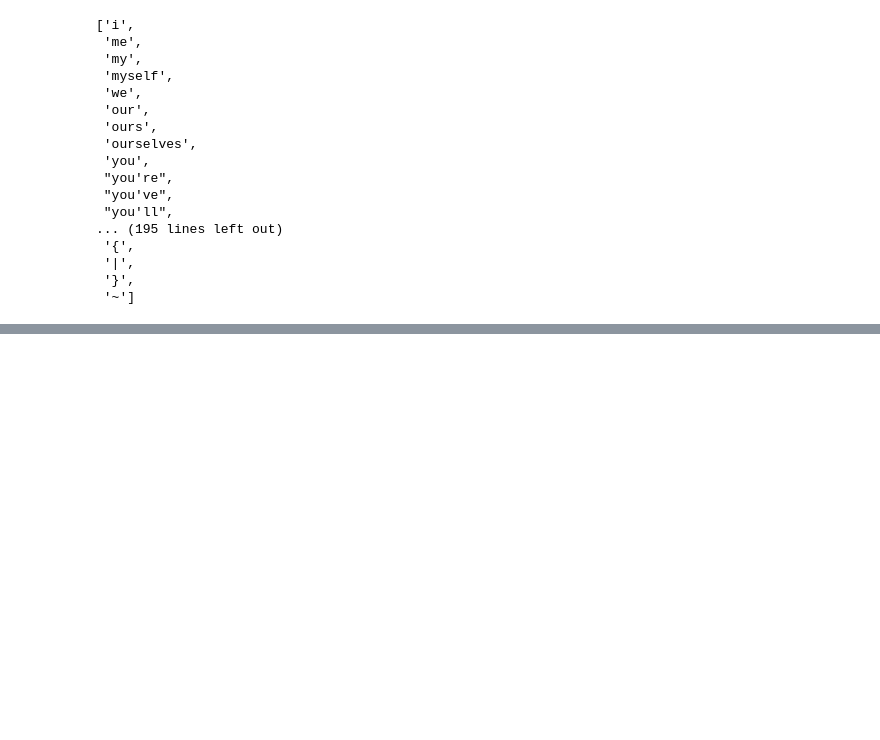
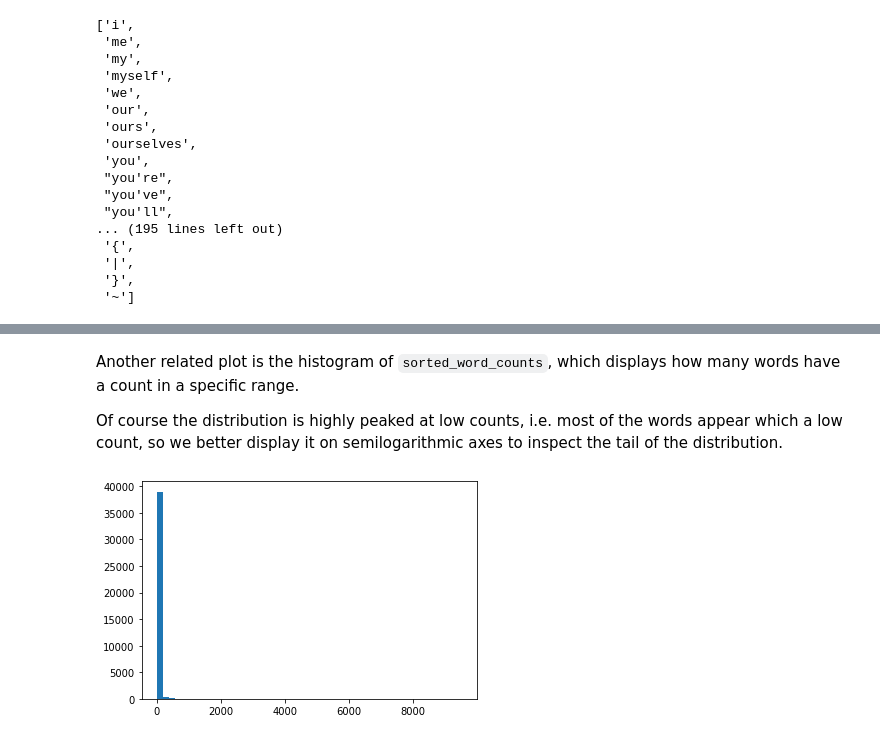
Before and after one commit to meda-cyber/Pythonude, a Jupyter notebook: EDX_data_course/week_8/Natural Language processing of Movie using nltk.ipynb, the cells around one changed output, grey strips where cells are left out. Drawn from its saved outputs; the diff is of its cells as text; code cells hidden in the pictures; blank space fills up the shorter version.

```diff
--- a/EDX_data_course/week_8/Natural Language processing of Movie using nltk.ipynb
+++ b/EDX_data_course/week_8/Natural Language processing of Movie using nltk.ipynb
@@ -276,0 +362,8 @@ def build_bag_of_words_features_filtered(romeo_words):
+# %% [markdown]
+Another related plot is the histogram of `sorted_word_counts`, which displays how many words have a count in a specific range.
+
+Of course the distribution is highly peaked at low counts, i.e. most of the words appear which a low count, so we better display it on semilogarithmic axes to inspect the tail of the distribution.
+# %%
+plt.hist(sorted_word_counts, bins=50);
+# %% [output]
+[figure, added]
```
Also changed, not shown: parts of 32 cells of this notebook, 1 other file.
